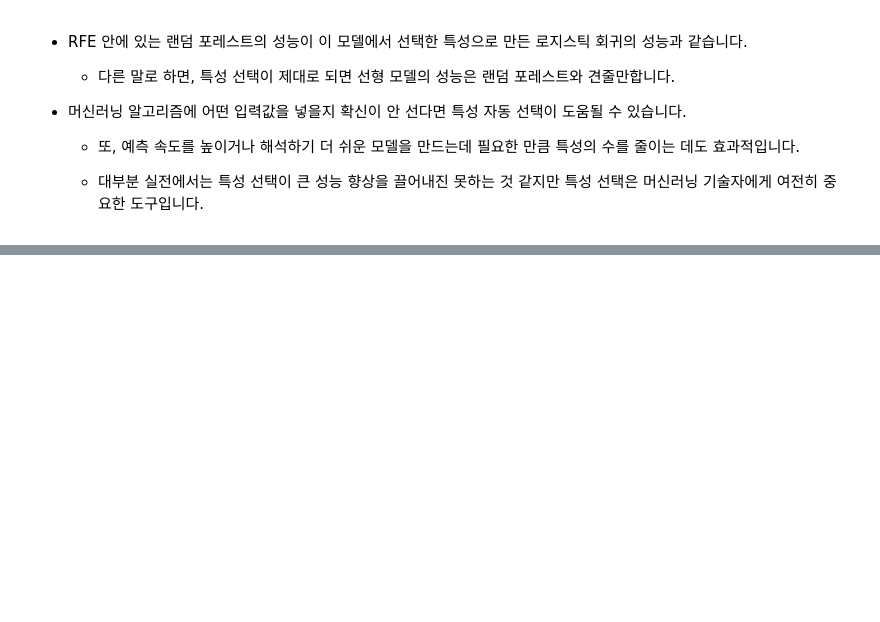
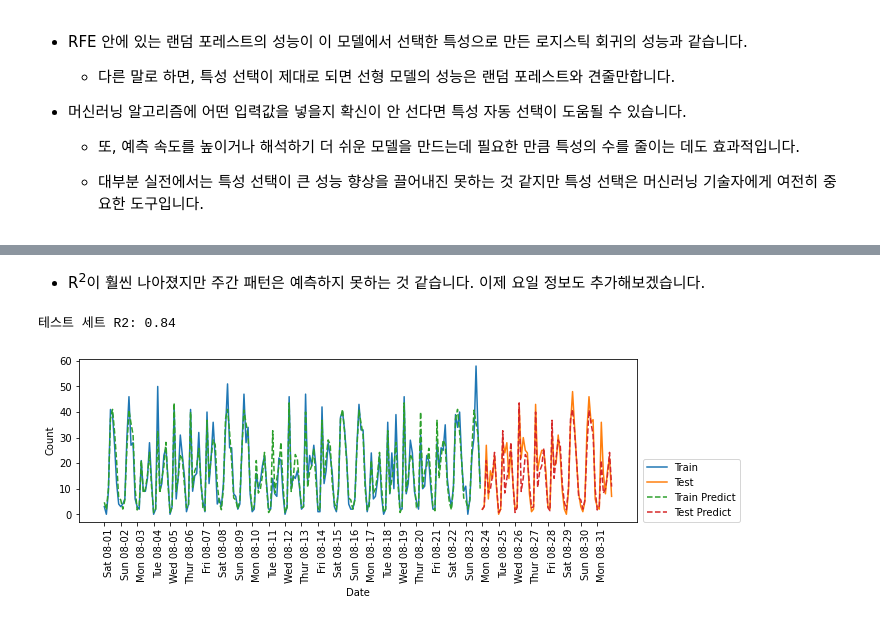
Before and after one commit to Myeonghan-Jeong/introduction-to-marchine-learning-with-python, a Jupyter notebook: chapter04. data expression and characteristic engineering.ipynb, the cells around one changed output, grey strips where cells are left out. Saved outputs shown, nothing was run; the diff lists cells and outputs as text; code cells hidden in the pictures; blank space fills up the shorter version.

```diff
--- a/chapter04. data expression and characteristic engineering.ipynb
+++ b/chapter04. data expression and characteristic engineering.ipynb
@@ -1126,0 +1281,8 @@ print(f'테스트 점수: {select.score(X_test, y_test):.3f}')
+# %% [markdown]
+- R<sup>2</sup>이 훨씬 나아졌지만 주간 패턴은 예측하지 못하는 것 같습니다. 이제 요일 정보도 추가해보겠습니다.
+# %%
+X_hour_week = np.hstack([citibike.index.dayofweek.values.reshape(-1, 1), citibike.index.hour.values.reshape(-1, 1)])
+eval_on_features(X_hour_week, y, regressor)
+# %% [output]
+테스트 세트 R2: 0.84
+[figure, added]
```
Also changed, not shown: parts of 29 cells of this notebook.
